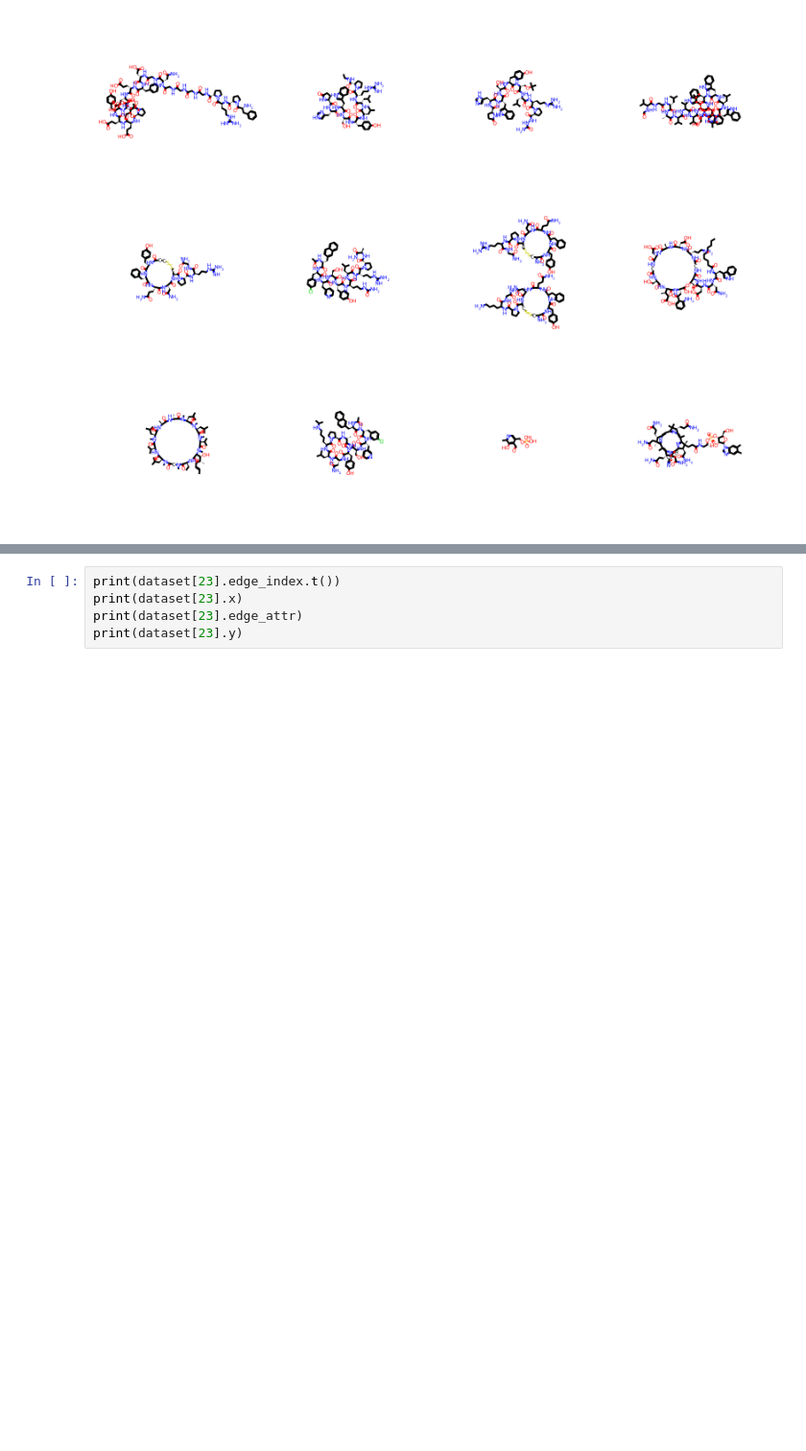
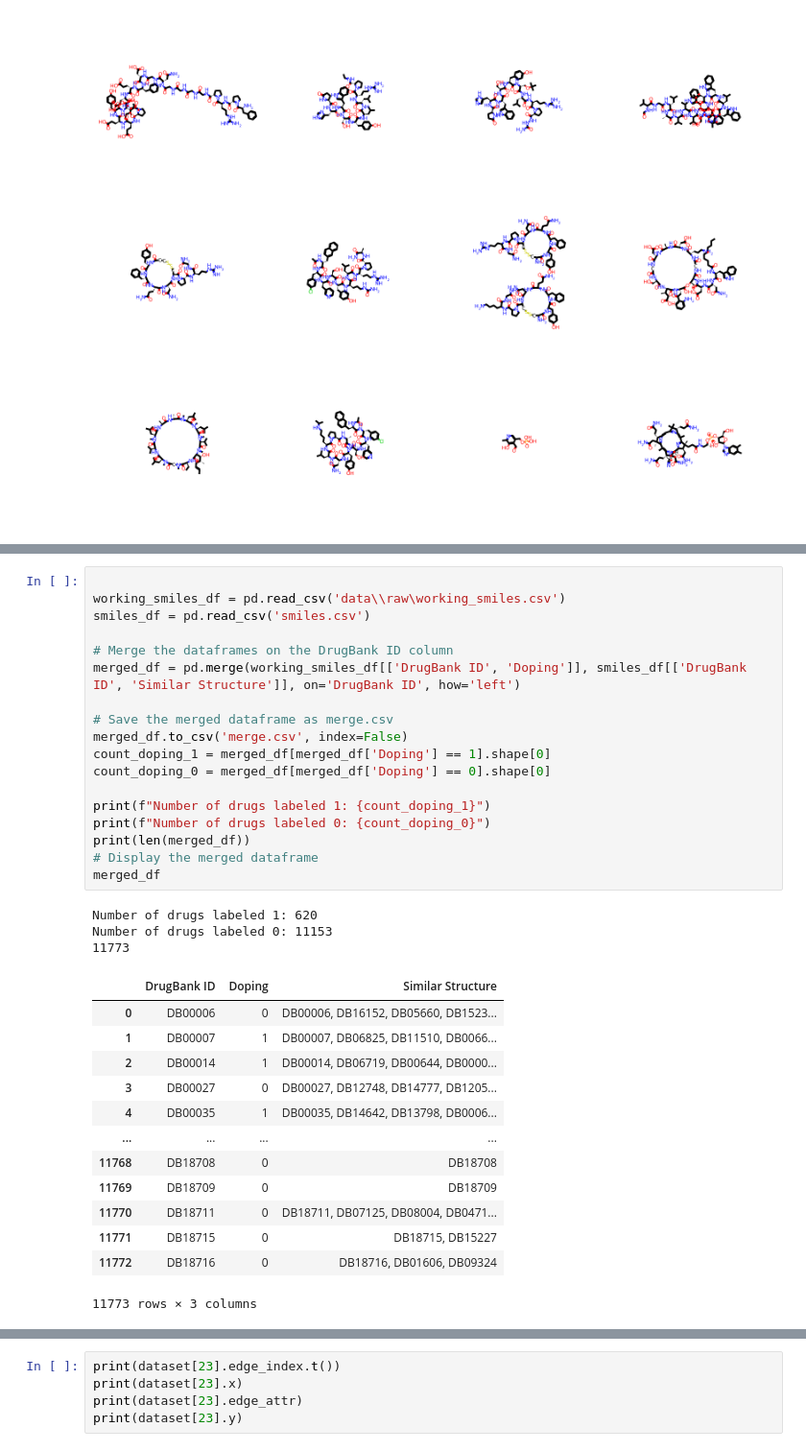
Before and after one commit to AlinaGavrish/Forecasting-Banned-Substances-Leveraging-GNN-and-Explainable-AI-for-Sports-Anti-Doping, a Jupyter notebook: smiles copy.ipynb, the cells around one changed output, grey strips where cells are left out. Shown at 96% size. Drawn from its saved outputs; the diff is of its cells as text; blank space fills up the shorter version.

```diff
--- a/smiles copy.ipynb
+++ b/smiles copy.ipynb
@@ -341,0 +248,35 @@ IndexError: tuple index out of range
+# %%
+
+working_smiles_df = pd.read_csv('data\\raw\working_smiles.csv')
+smiles_df = pd.read_csv('smiles.csv')
+
+# Merge the dataframes on the DrugBank ID column
+merged_df = pd.merge(working_smiles_df[['DrugBank ID', 'Doping']], smiles_df[['DrugBank ID', 'Similar Structure']], on='DrugBank ID', how='left')
+
+# Save the merged dataframe as merge.csv
+merged_df.to_csv('merge.csv', index=False)
+count_doping_1 = merged_df[merged_df['Doping'] == 1].shape[0]
+count_doping_0 = merged_df[merged_df['Doping'] == 0].shape[0]
+
+print(f"Number of drugs labeled 1: {count_doping_1}")
+print(f"Number of drugs labeled 0: {count_doping_0}")
+print(len(merged_df))
+# Display the merged dataframe
+merged_df
+# %% [output]
+Number of drugs labeled 1: 620
+Number of drugs labeled 0: 11153
+11773
+|  | DrugBank ID | Doping | Similar Structure |
+| 0 | DB00006 | 0 | DB00006, DB16152, DB05660, DB1523... |
+| 1 | DB00007 | 1 | DB00007, DB06825, DB11510, DB0066... |
+| 2 | DB00014 | 1 | DB00014, DB06719, DB00644, DB0000... |
+| 3 | DB00027 | 0 | DB00027, DB12748, DB14777, DB1205... |
+| 4 | DB00035 | 1 | DB00035, DB14642, DB13798, DB0006... |
+| ... | ... | ... | ... |
+| 11768 | DB18708 | 0 | DB18708 |
+| 11769 | DB18709 | 0 | DB18709 |
+| 11770 | DB18711 | 0 | DB18711, DB07125, DB08004, DB0471... |
+| 11771 | DB18715 | 0 | DB18715, DB15227 |
+| 11772 | DB18716 | 0 | DB18716, DB01606, DB09324 |
+11773 rows × 3 columns
```
Also changed, not shown: parts of 44 cells of this notebook, 15 other files.
